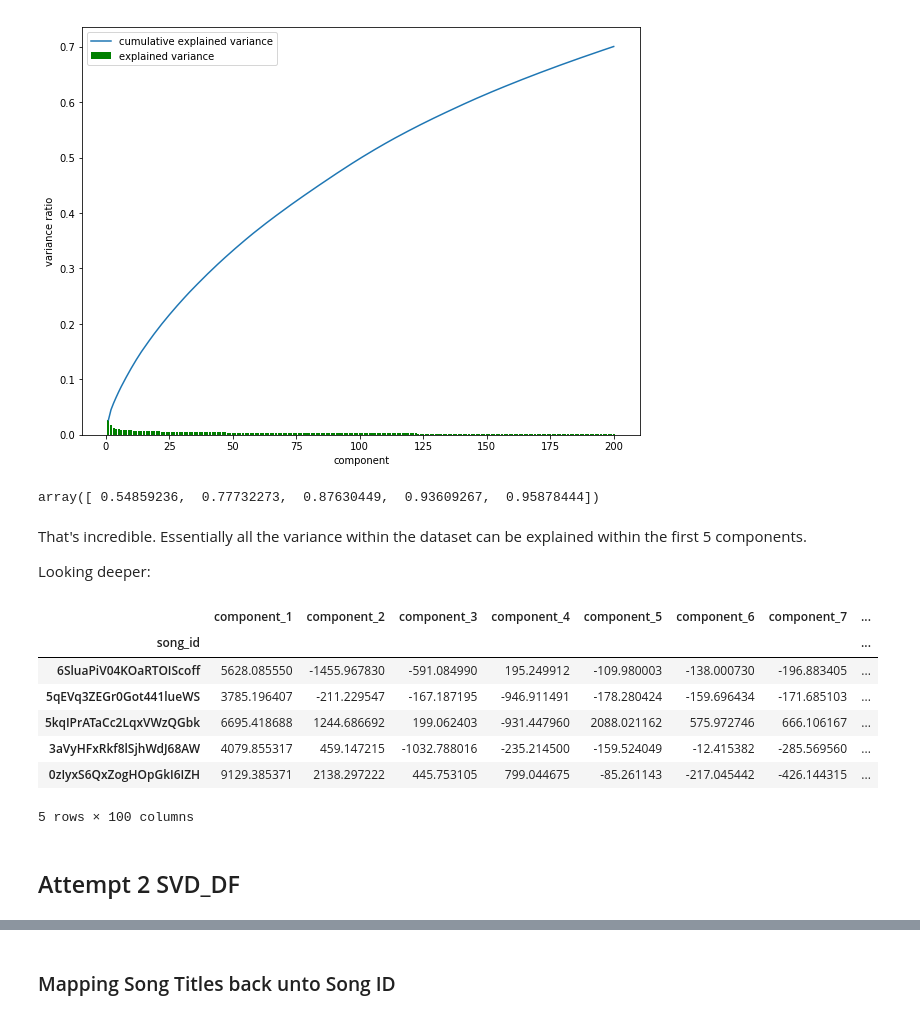
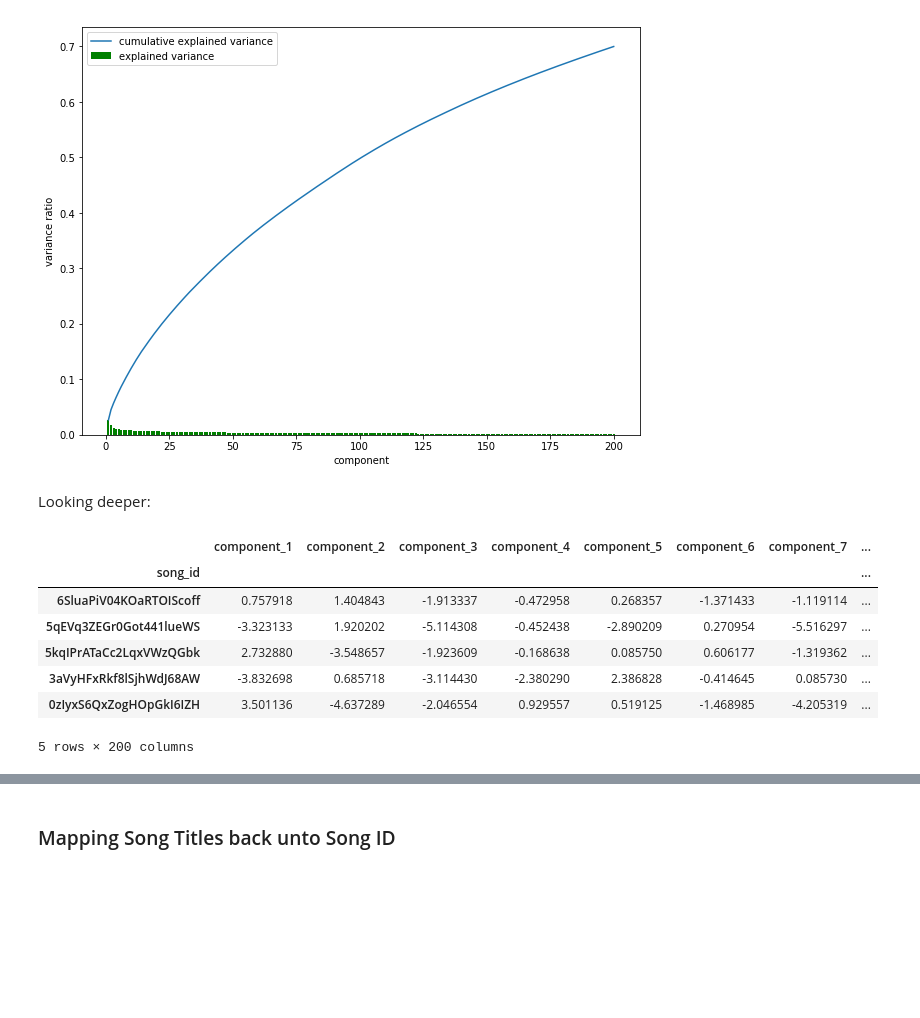
Before and after one commit to jonjohnsontc/songwriter-graph, a Jupyter notebook: notebooks/preprocessing.ipynb, the cells around one changed output, grey strips where cells are left out. Cells and saved outputs as stored; diff of their text form; code cells hidden in the pictures; blank space fills up the shorter version.

```diff
--- a/notebooks/preprocessing.ipynb
+++ b/notebooks/preprocessing.ipynb
@@ -196,30 +173,21 @@ plt.ylabel('variance ratio')
 # %% [output]
 Text(0,0.5,'variance ratio')
 [figure]
-# %%
-np.cumsum(SVD.explained_variance_ratio_)[:5]
-# %% [output]
-array([ 0.54859236,  0.77732273,  0.87630449,  0.93609267,  0.95878444])
-# %% [markdown]
-That's incredible. Essentially all the variance within the dataset can be explained within the first 5 components.
-
-Looking deeper:
+# %% [markdown]
+Looking deeper:
 # %%
-component_names = ["component_"+str(i+1) for i in range(100)]
+components_names = ["component_"+str(i+1) for i in range(200)]
 svd_df = pd.DataFrame(svd_matrix,
-                      columns=component_names)
+                      columns=components_names)
 svd_df.insert(0, 'song_id', main_wfeats.index)
 svd_df.set_index('song_id', inplace=True)
+svd_df.head()
+# %% [output]
+|  | component_1 | component_2 | component_3 | component_4 | component_5 | component_6 | component_7 | ... |
+| song_id |  |  |  |  |  |  |  | ... |
+| 6SluaPiV04KOaRTOIScoff | 0.757918 | 1.404843 | -1.913337 | -0.472958 | 0.268357 | -1.371433 | -1.119114 | ... |
+| 5qEVq3ZEGr0Got441lueWS | -3.323133 | 1.920202 | -5.114308 | -0.452438 | -2.890209 | 0.270954 | -5.516297 | ... |
+| 5kqIPrATaCc2LqxVWzQGbk | 2.732880 | -3.548657 | -1.923609 | -0.168638 | 0.085750 | 0.606177 | -1.319362 | ... |
+| 3aVyHFxRkf8lSjhWdJ68AW | -3.832698 | 0.685718 | -3.114430 | -2.380290 | 2.386828 | -0.414645 | 0.085730 | ... |
+| 0zIyxS6QxZogHOpGkI6IZH | 3.501136 | -4.637289 | -2.046554 | 0.929557 | 0.519125 | -1.468985 | -4.205319 | ... |
+5 rows × 200 columns
-# %%
-svd_df.head()
-# %% [output]
-|  | component_1 | component_2 | component_3 | component_4 | component_5 | component_6 | component_7 | ... |
-| song_id |  |  |  |  |  |  |  | ... |
-| 6SluaPiV04KOaRTOIScoff | 5628.085550 | -1455.967830 | -591.084990 | 195.249912 | -109.980003 | -138.000730 | -196.883405 | ... |
-| 5qEVq3ZEGr0Got441lueWS | 3785.196407 | -211.229547 | -167.187195 | -946.911491 | -178.280424 | -159.696434 | -171.685103 | ... |
-| 5kqIPrATaCc2LqxVWzQGbk | 6695.418688 | 1244.686692 | 199.062403 | -931.447960 | 2088.021162 | 575.972746 | 666.106167 | ... |
-| 3aVyHFxRkf8lSjhWdJ68AW | 4079.855317 | 459.147215 | -1032.788016 | -235.214500 | -159.524049 | -12.415382 | -285.569560 | ... |
-| 0zIyxS6QxZogHOpGkI6IZH | 9129.385371 | 2138.297222 | 445.753105 | 799.044675 | -85.261143 | -217.045442 | -426.144315 | ... |
-5 rows × 100 columns
-# %% [markdown]
-## Attempt 2 SVD_DF
```
Also changed, not shown: parts of 35 cells of this notebook, 5 other files.
